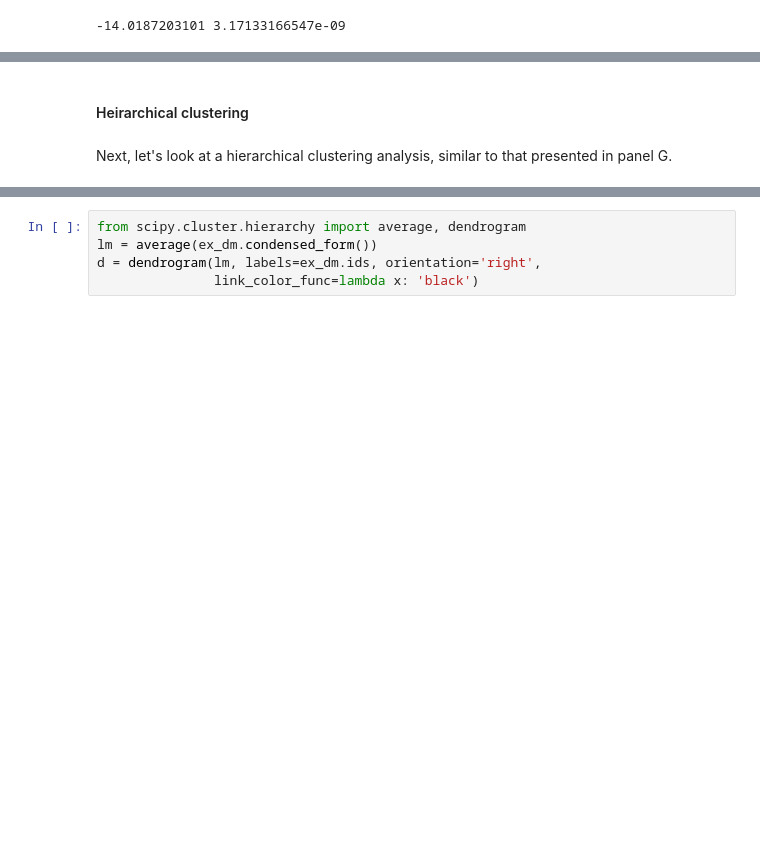
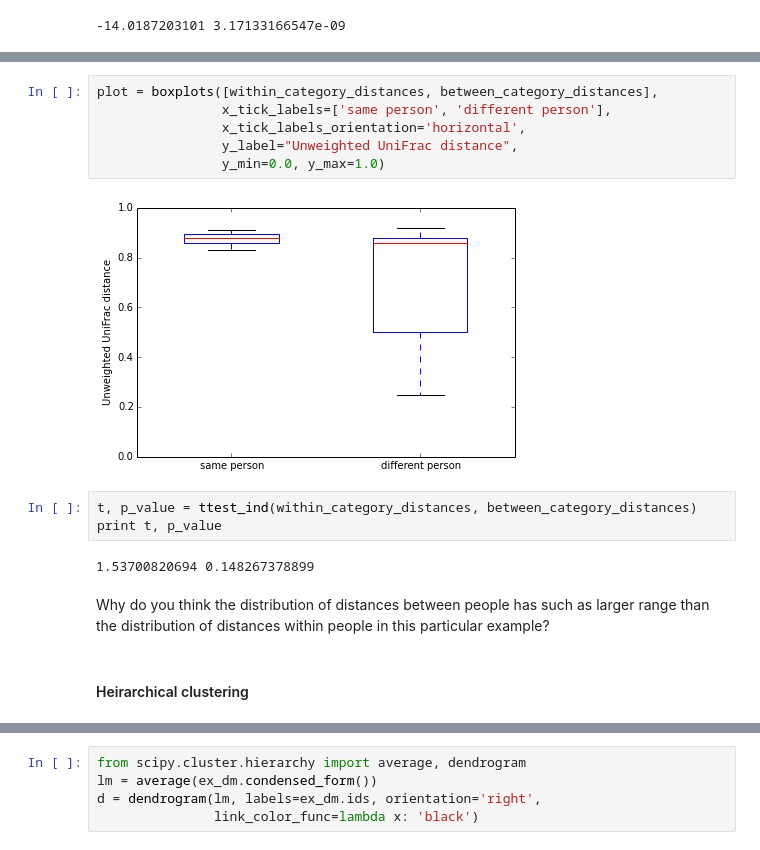
Before and after one commit to applied-bioinformatics/An-Introduction-To-Applied-Bioinformatics, a Jupyter notebook: applications/1-biological-diversity.ipynb, the cells around one changed output, grey strips where cells are left out. Cells and saved outputs as stored; diff of their text form; blank space fills up the shorter version.

```diff
--- a/applications/1-biological-diversity.ipynb
+++ b/applications/1-biological-diversity.ipynb
@@ -570,4 +584,17 @@ print t, p_value
+# %%
+plot = boxplots([within_category_distances, between_category_distances],
+                x_tick_labels=['same person', 'different person'],
+                x_tick_labels_orientation='horizontal',
+                y_label="Unweighted UniFrac distance",
+                y_min=0.0, y_max=1.0)
+# %% [output]
+[figure, added]
+# %%
+t, p_value = ttest_ind(within_category_distances, between_category_distances)
+print t, p_value
+# %% [output]
+1.53700820694 0.148267378899
+# %% [markdown]
+Why do you think the distribution of distances between people has such as larger range than the distribution of distances within people in this particular example?
 # %% [markdown]
 #### Heirarchical clustering
-# %% [markdown]
-Next, let's look at a hierarchical clustering analysis, similar to that presented in panel G.
```
Also changed, not shown: parts of 35 cells of this notebook.
